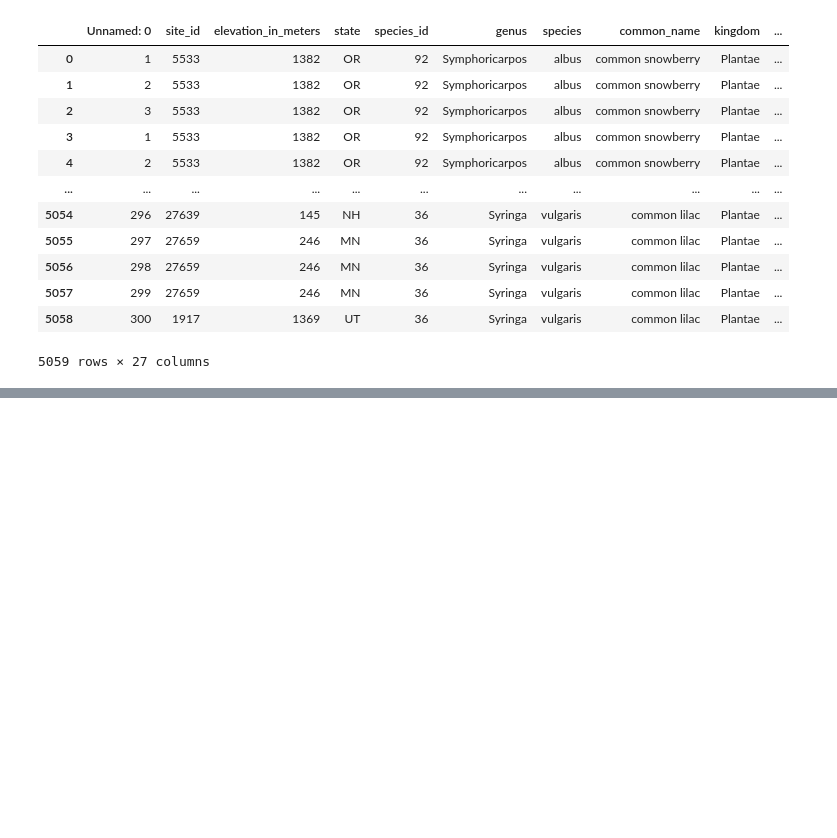
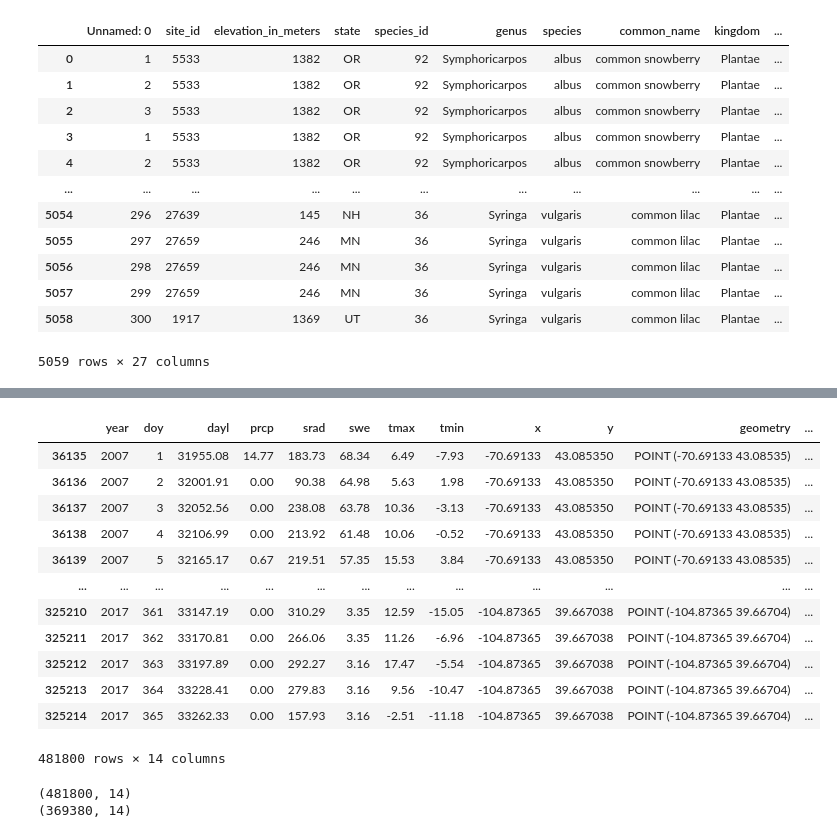
Before and after one commit to phenology/springtime, a Jupyter notebook: docs/notebooks/mk_modelling_npn.ipynb, the cells around one changed output, grey strips where cells are left out. Cells and saved outputs as stored; diff of their text form; code cells hidden in the pictures; blank space fills up the shorter version.

```diff
--- a/docs/notebooks/mk_modelling_npn.ipynb
+++ b/docs/notebooks/mk_modelling_npn.ipynb
@@ -269,8 +349,0 @@ tempdata.head()
-# %%
-# we need site id
-# This function is a toy -- needs to search for the right site_id
-def site_id(lat, lon):
-    num = 2
-    return num
-
-tempdata['site_id'] = np.vectorize(site_id)(tempdata['y'], tempdata['x'])
@@ -295,0 +350,4 @@ tempdata = tempdata.rename(columns={'yday': 'doy'})
+# %%
+# ordered by 'site_id and date'
+weather_data_raw_sorted = tempdata.sort_values(["site_id", "date"])
+weather_data_raw_sorted
@@ -295,0 +368,32 @@ tempdata = tempdata.rename(columns={'yday': 'doy'})
+# %%
+# Renaming
+weather_data_raw_sorted = weather_data_raw_sorted.rename(columns={'dayl (s)': 'dayl', 'prcp (mm/day)': 'prcp', 'srad (W/m^2)': 'srad','swe (kg/m^2)': 'swe',
+                                   'tmax (deg c)': 'tmax','tmin (deg c)': 'tmin', 'vp (Pa)': 'vp'})
+# %%
+# Why?
+weather_data_raw_sorted = weather_data_raw_sorted.drop(columns = ['vp'])
+weather_data_raw_sorted
+# %% [output]
+|  | year | doy | dayl | prcp | srad | swe | tmax | tmin | x | y | geometry | ... |
+| 36135 | 2007 | 1 | 31955.08 | 14.77 | 183.73 | 68.34 | 6.49 | -7.93 | -70.69133 | 43.085350 | POINT (-70.69133 43.08535) | ... |
+| 36136 | 2007 | 2 | 32001.91 | 0.00 | 90.38 | 64.98 | 5.63 | 1.98 | -70.69133 | 43.085350 | POINT (-70.69133 43.08535) | ... |
+| 36137 | 2007 | 3 | 32052.56 | 0.00 | 238.08 | 63.78 | 10.36 | -3.13 | -70.69133 | 43.085350 | POINT (-70.69133 43.08535) | ... |
+| 36138 | 2007 | 4 | 32106.99 | 0.00 | 213.92 | 61.48 | 10.06 | -0.52 | -70.69133 | 43.085350 | POINT (-70.69133 43.08535) | ... |
+| 36139 | 2007 | 5 | 32165.17 | 0.67 | 219.51 | 57.35 | 15.53 | 3.84 | -70.69133 | 43.085350 | POINT (-70.69133 43.08535) | ... |
+| ... | ... | ... | ... | ... | ... | ... | ... | ... | ... | ... | ... | ... |
+| 325210 | 2017 | 361 | 33147.19 | 0.00 | 310.29 | 3.35 | 12.59 | -15.05 | -104.87365 | 39.667038 | POINT (-104.87365 39.66704) | ... |
+| 325211 | 2017 | 362 | 33170.81 | 0.00 | 266.06 | 3.35 | 11.26 | -6.96 | -104.87365 | 39.667038 | POINT (-104.87365 39.66704) | ... |
+| 325212 | 2017 | 363 | 33197.89 | 0.00 | 292.27 | 3.16 | 17.47 | -5.54 | -104.87365 | 39.667038 | POINT (-104.87365 39.66704) | ... |
+| 325213 | 2017 | 364 | 33228.41 | 0.00 | 279.83 | 3.16 | 9.56 | -10.47 | -104.87365 | 39.667038 | POINT (-104.87365 39.66704) | ... |
+| 325214 | 2017 | 365 | 33262.33 | 0.00 | 157.93 | 3.16 | -2.51 | -11.18 | -104.87365 | 39.667038 | POINT (-104.87365 39.66704) | ... |
+481800 rows × 14 columns
+# %%
+# Checking for duplicates
+# Why do we have so many duplicates? because of multiple phenopahses?
+
+print(weather_data_raw_sorted.shape)
+weather_data_raw_sorted = weather_data_raw_sorted.drop_duplicates(subset=('date','site_id'))
+print(weather_data_raw_sorted.shape)
+# %% [output]
+(481800, 14)
+(369380, 14)
```
Also changed, not shown: parts of 89 cells of this notebook.
